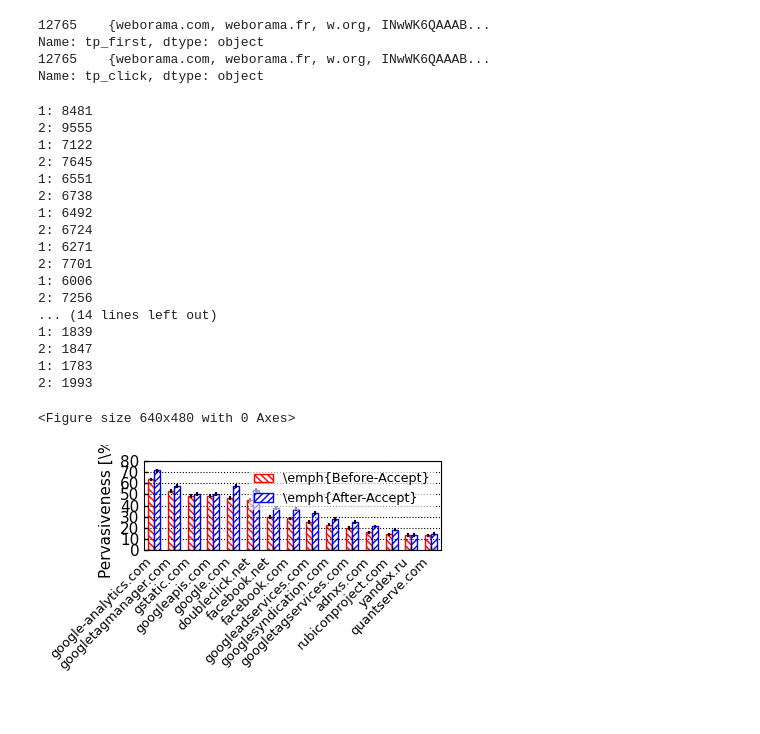
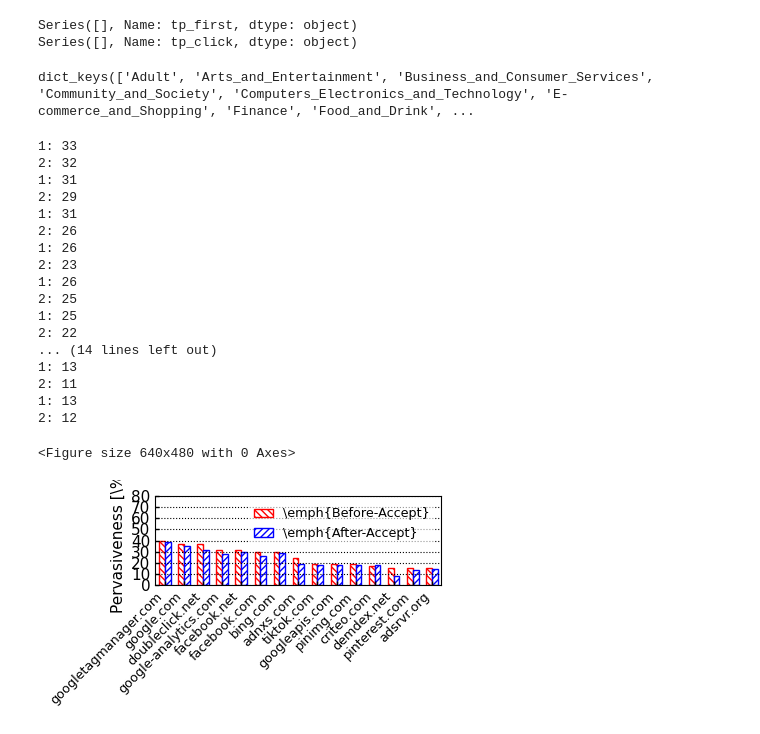
Before and after one commit to VivianZhang1101/priv-accept-445-project, a Jupyter notebook: notebook/test_plot_category.ipynb, the cells around one changed output. Drawn from its saved outputs; the diff is of its cells as text; code cells hidden in the pictures.

Commit message:
revise plot2

```diff
--- a/notebook/test_plot_category.ipynb
+++ b/notebook/test_plot_category.ipynb
@@ -67,7 +67,7 @@ def get3LD(fqdn):
         tln = tln + "." + s
     return tln[1:]
 # %%
-df = pd.read_csv("../similarweb-from-us-ohio.csv")
-# df = pd.read_csv("../output.csv")
-print(df.iloc[0].domains_first)
-print(df.iloc[0].domains_click)
+# df = pd.read_csv("../similarweb-from-us-ohio.csv")
+df = pd.read_csv("../data/us-ohio_output.csv")
+# print(df.iloc[0].domains_first)
+# print(df.iloc[0].domains_click)
@@ -279,14 +248,19 @@ no
 print(grouped[ grouped["sld"] == "weborama.fr" ].tp_first)
 print(grouped[ grouped["sld"] == "weborama.fr" ].tp_click)
 # %% [output]
-12765    {weborama.com, weborama.fr, w.org, INwWK6QAAAB...
-Name: tp_first, dtype: object
-12765    {weborama.com, weborama.fr, w.org, INwWK6QAAAB...
-Name: tp_click, dtype: object
+Series([], Name: tp_first, dtype: object)
+Series([], Name: tp_click, dtype: object)
+# %%
+print(categories.keys())
+# %% [output]
+dict_keys(['Adult', 'Arts_and_Entertainment', 'Business_and_Consumer_Services', 'Community_and_Society', 'Computers_Electronics_and_Technology', 'E-commerce_and_Shopping', 'Finance', 'Food_and_Drink', ...
 # %%
 occ = Counter()
 this_grouped = grouped [ grouped[["us"]].any(axis=1) ]
-# this_grouped = this_grouped [ this_grouped['News_and_Media']==True ]
+# CHANGE THE CATEGORY HERE
+cate = "Lifestyle"
+this_grouped = this_grouped [ this_grouped[cate]==True ]
+# We keep: Lifestyle, Jobs_and_Career,
 
 for s in this_grouped["tp_first"].values:
     for t in s:
@@ -323,51 +297,51 @@ for tp, _ in monitor_tp:
 
 plot_df = pd.DataFrame(plot_data)
 plot_df["tp"] = plot_df["tp"].replace("google.it","google.*")
 plot_df.index = plot_df["tp"]
 del plot_df["tp"]
 plot = fastplot.plot( plot_df [[BEFORE_STR, AFTER_STR] ] ,None,
                mode='bars_multi', ylabel = 'Pervasiveness [\\%]', xticks_rotate = 45,
                legend = True, legend_loc='upper right', legend_ncol=1, legend_fontsize = "small", xticks_fontsize="small",
                      legend_alpha=0.6,
                grid_axis="y", yticks = ([0,10,20,30,40,50,60,70,80], None),
                ylim = (0,80), **PLOT_ARGS)
 
 for p in plot.gca().patches[:len(plot_df)] + [plot.gca().get_legend().get_patches()[0]]:
     p.set_hatch("\\\\\\\\\\")
     p.set_edgecolor ("red")
     p.set_facecolor ("white")
 for p in plot.gca().patches[len(plot_df):]+ [plot.gca().get_legend().get_patches()[1]]:
     p.set_hatch("/////")
     p.set_edgecolor ("blue")
     p.set_facecolor ("white")
 
 N=this_grouped["sld"].nunique()
 # err = plot_df[[BEFORE_STR, AFTER_STR]].applymap(lambda v: [ e*100 for e in statsmodels.stats.proportion.proportion_confint(v*N/100,N,0.05) ])
 err = plot_df[[BEFORE_STR, AFTER_STR]].map(lambda v: [ e*100 for e in statsmodels.stats.proportion.proportion_confint(v*N/100,N,0.05) ])
-for i, tup in enumerate(err.itertuples()):
-    plot.gca().plot( (i-0.15,i-0.15), (tup[1]), linestyle="-", color="black"  )
-    plot.gca().plot( (i+0.15,i+0.15), (tup[2]), linestyle="-", color="black" )
+# for i, tup in enumerate(err.itertuples()):
+#     plot.gca().plot( (i-0.15,i-0.15), (tup[1]), linestyle="-", color="black"  )
+#     plot.gca().plot( (i+0.15,i+0.15), (tup[2]), linestyle="-", color="black" )
 
-plot.savefig("plots/cookieaccept_top_tp.pdf")
+plot.savefig(f"plots/category_{cate}.pdf")
 plot.show()
 plot_df["increase"] = plot_df[AFTER_STR] - plot_df[BEFORE_STR]
 # %% [output]
-1: 8481
-2: 9555
-1: 7122
-2: 7645
-1: 6551
-2: 6738
-1: 6492
-2: 6724
-1: 6271
-2: 7701
-1: 6006
-2: 7256
+1: 33
+2: 32
+1: 31
+2: 29
+1: 31
+2: 26
+1: 26
+2: 23
+1: 26
+2: 25
+1: 25
+2: 22
 ... (14 lines left out)
-1: 1839
-2: 1847
-1: 1783
-2: 1993
+1: 13
+2: 11
+1: 13
+2: 12
 <Figure size 640x480 with 0 Axes>
-[figure, old version]
+[figure, new version]
```
Also changed, not shown: parts of 5 cells of this notebook, 1 other file.
